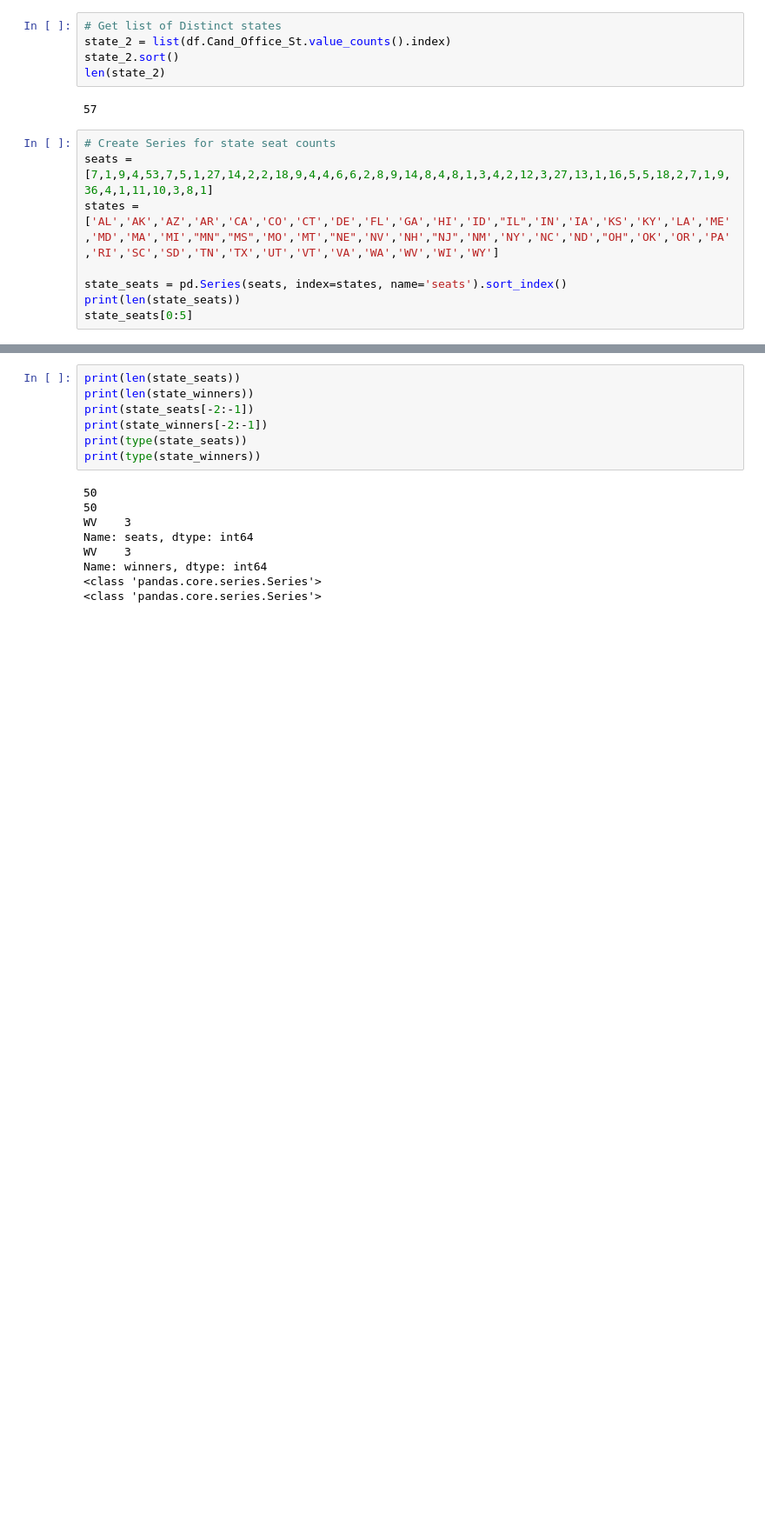
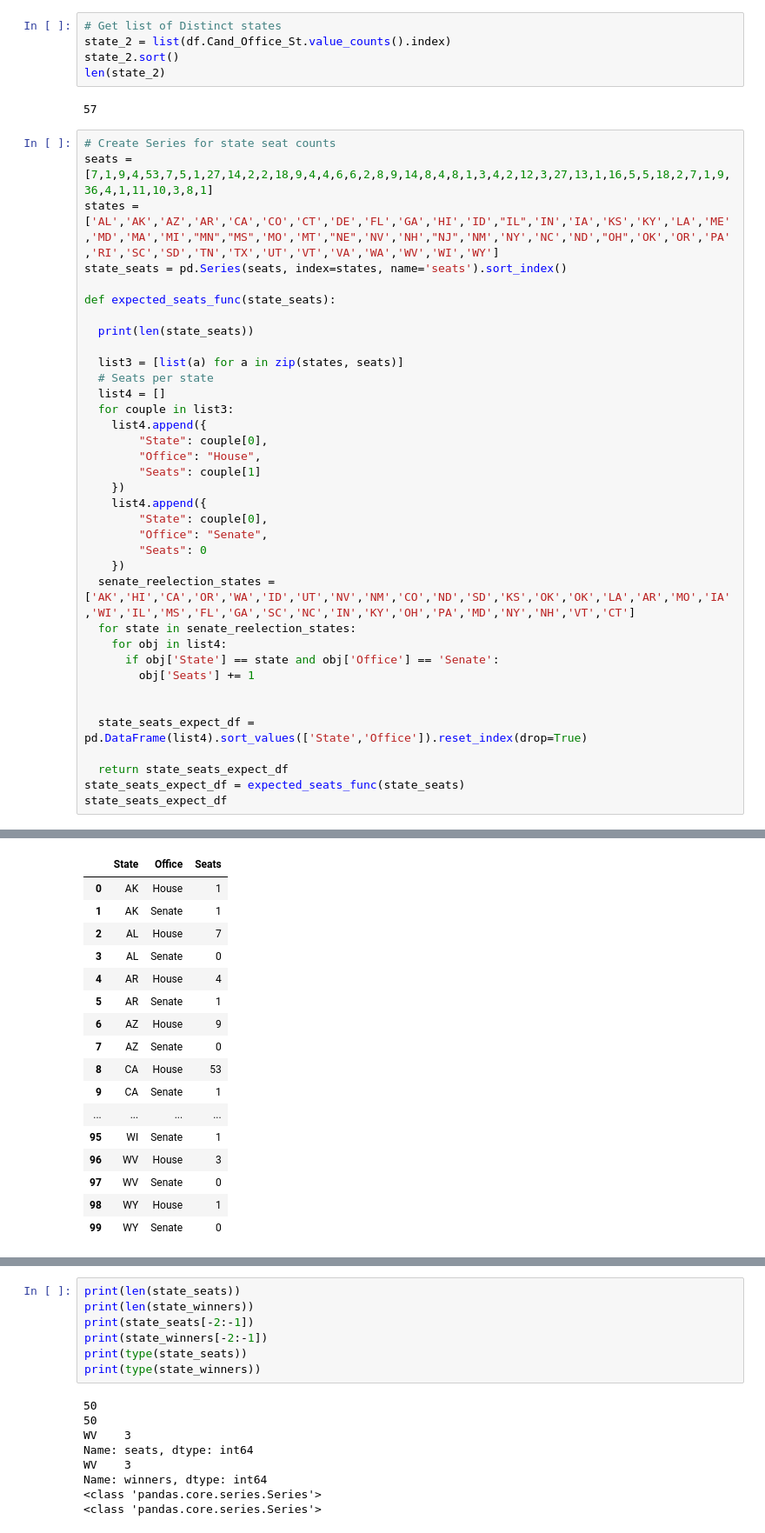
Before and after one commit to armyofkittens/Analyze-This-Campaign-Finance-Analysis, a Jupyter notebook: ML_modeling_v1 (1).ipynb, the cells around one changed output, grey strips where cells are left out. Shown at 87% size. Cells and saved outputs as stored; diff of their text form; blank space fills up the shorter version.

```diff
--- a/ML_modeling_v1.ipynb
+++ b/ML_modeling_v1 (1).ipynb
@@ -734,9 +739,37 @@ len(state_2)
 # Create Series for state seat counts
 seats = [7,1,9,4,53,7,5,1,27,14,2,2,18,9,4,4,6,6,2,8,9,14,8,4,8,1,3,4,2,12,3,27,13,1,16,5,5,18,2,7,1,9,36,4,1,11,10,3,8,1]
 states = ['AL','AK','AZ','AR','CA','CO','CT','DE','FL','GA','HI','ID',"IL",'IN','IA','KS','KY','LA','ME','MD','MA','MI',"MN","MS",'MO','MT',"NE",'NV','NH',"NJ",'NM','NY','NC','ND',"OH",'OK','OR','PA','RI','SC','SD','TN','TX','UT','VT','VA','WA','WV','WI','WY']
+state_seats = pd.Series(seats, index=states, name='seats').sort_index()
 
-state_seats = pd.Series(seats, index=states, name='seats').sort_index()
-print(len(state_seats))
-state_seats[0:5]
+def expected_seats_func(state_seats):
+
+  print(len(state_seats))
+
+  list3 = [list(a) for a in zip(states, seats)]
+  # Seats per state
+  list4 = []
+  for couple in list3:
+    list4.append({
+        "State": couple[0],
+        "Office": "House",
+        "Seats": couple[1]
+    })
+    list4.append({
+        "State": couple[0],
+        "Office": "Senate",
+        "Seats": 0
+    })
+  senate_reelection_states = ['AK','HI','CA','OR','WA','ID','UT','NV','NM','CO','ND','SD','KS','OK','OK','LA','AR','MO','IA','WI','IL','MS','FL','GA','SC','NC','IN','KY','OH','PA','MD','NY','NH','VT','CT']
+  for state in senate_reelection_states:
+    for obj in list4:
+      if obj['State'] == state and obj['Office'] == 'Senate':
+        obj['Seats'] += 1
+
+
+  state_seats_expect_df = pd.DataFrame(list4).sort_values(['State','Office']).reset_index(drop=True)
+
+  return state_seats_expect_df
+state_seats_expect_df = expected_seats_func(state_seats)
+state_seats_expect_df
 # %% [output]
 50
@@ -748,0 +776,17 @@ Name: seats, dtype: int64
+|  | State | Office | Seats |
+| 0 | AK | House | 1 |
+| 1 | AK | Senate | 1 |
+| 2 | AL | House | 7 |
+| 3 | AL | Senate | 0 |
+| 4 | AR | House | 4 |
+| 5 | AR | Senate | 1 |
+| 6 | AZ | House | 9 |
+| 7 | AZ | Senate | 0 |
+| 8 | CA | House | 53 |
+| 9 | CA | Senate | 1 |
+| ... | ... | ... | ... |
+| 95 | WI | Senate | 1 |
+| 96 | WV | House | 3 |
+| 97 | WV | Senate | 0 |
+| 98 | WY | House | 1 |
+| 99 | WY | Senate | 0 |
```
Also changed, not shown: parts of 57 cells of this notebook, 4 other files.
